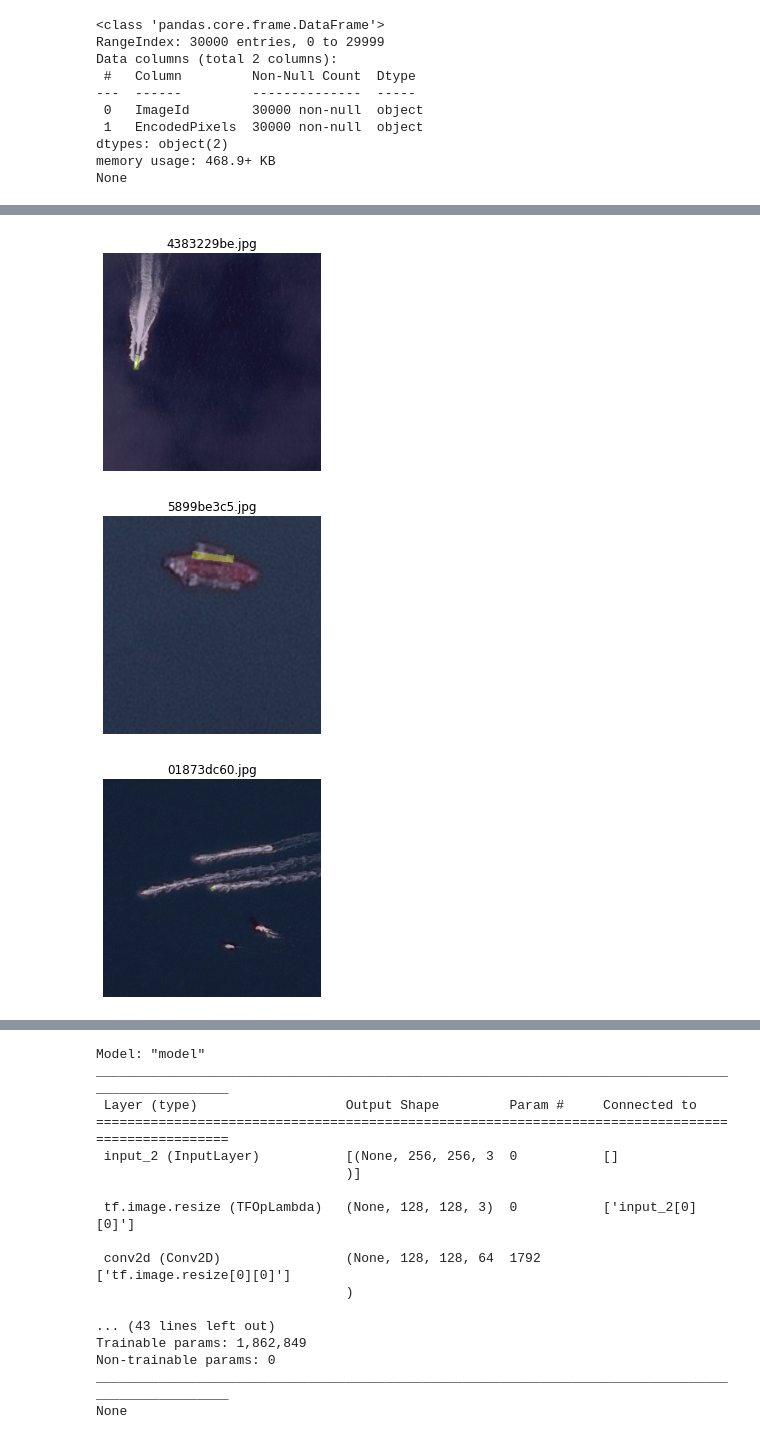
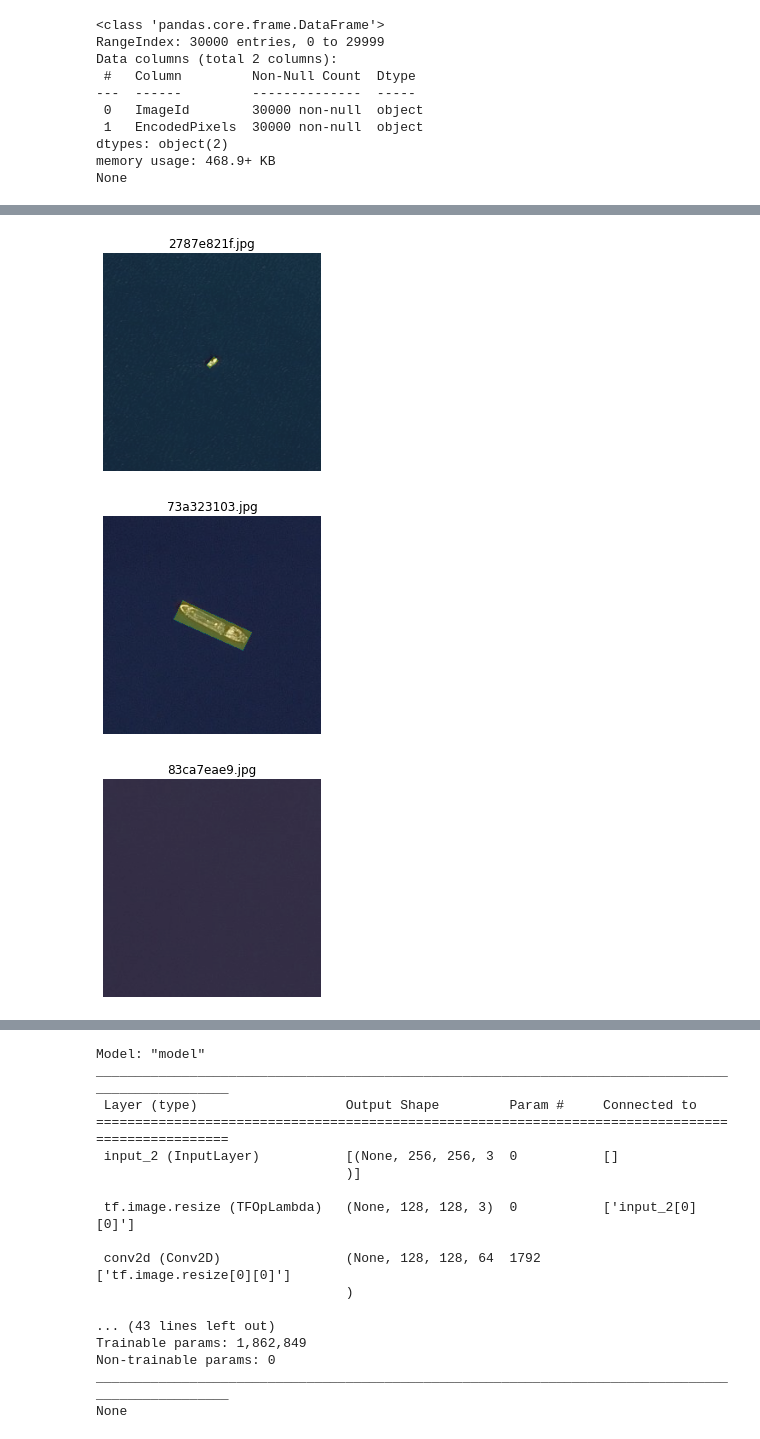
Before and after one commit to Malczewski/airbus-ship-detection, a Jupyter notebook: explore.ipynb, the cells around one changed output, grey strips where cells are left out. Drawn from its saved outputs; the diff is of its cells as text; code cells hidden in the pictures.

```diff
--- a/explore.ipynb
+++ b/explore.ipynb
@@ -94,64 +64,17 @@ render_image(all_metadata[len(all_metadata) // 2])
-# %%
-def get_image(img_name):
-	image_path = get_image_path(img_name)
-	image = Image.open(image_path)
-	return np.array(image)
-
-def get_image_mask(rle):
-	return get_mask(rle, (IMAGE_SIZE, IMAGE_SIZE))
-
-def get_bbox(mask):
-	# Find the non-zero indices
-	nonzero_indices = np.nonzero(mask)
-
-	# Calculate the bounding box coordinates
-	min_row = np.min(nonzero_indices[0])
-	max_row = np.max(nonzero_indices[0])
-	min_col = np.min(nonzero_indices[1])
-	max_col = np.max(nonzero_indices[1])
-	return (min_row, min_col), (max_row, max_col)
-
-def get_image_region(image, center_x, center_y, size):
-	top_left_x = max(center_x - size // 2, 0)
-	top_left_y = max(center_y - size // 2, 0)
-
-	if top_left_x + size > image.shape[1]:
-		top_left_x = image.shape[1] - size
-	if top_left_y + size > image.shape[0]:
-		top_left_y = image.shape[0] - size
-
-	# Define slice for rows and columns
-	rows_slice = slice(top_left_y, top_left_y + size)
-	cols_slice = slice(top_left_x, top_left_x + size)
-
-	# Extract the square region from the image
-	return image[rows_slice, cols_slice]
-
-def get_resized_image(row):
-	image = get_image(row[0])
-	mask = get_image_mask(row[1])
-	top_left, bottom_right = get_bbox(mask)
-	center_x = (top_left[1] + bottom_right[1]) // 2
-	center_y = (top_left[0] + bottom_right[0]) // 2
-	resized_image = get_image_region(image, center_x, center_y, TARGET_SIZE)
-	resized_mask = get_image_region(mask, center_x, center_y, TARGET_SIZE)
-	return resized_image, resized_mask
-
-def render_resized_image(row):
-	image, mask = get_resized_image(row)
-
-	# Display the image
-	plt.imshow(image)
-	plt.imshow(mask, alpha=0.3)
-	plt.axis('off')
-	plt.title(row[0])
-	plt.show()
-
-render_resized_image(all_metadata[len(all_metadata) // 7])
-render_resized_image(all_metadata[len(all_metadata) // 3])
-render_resized_image(all_metadata[len(all_metadata) * 2 // 3])
-# %% [output]
-[figure, removed]
-[figure, removed]
-[figure, removed]
+# %%
+
+import random
+
+def render_resized_image(row):
+	image, mask = helpers.crop_image(row, (TARGET_SIZE, TARGET_SIZE))
+	helpers.render_pair(row[0], image, mask)
+
+random.seed(RANDOM_SEED + 8)
+random_images = random.sample(list(all_metadata), 3)
+for i in range(0, len(random_images)):
+	render_resized_image(random_images[i])
+# %% [output]
+[figure, added]
+[figure, added]
+[figure, added]
 # %%
```
Also changed, not shown: parts of 14 cells of this notebook, 5 other files.
